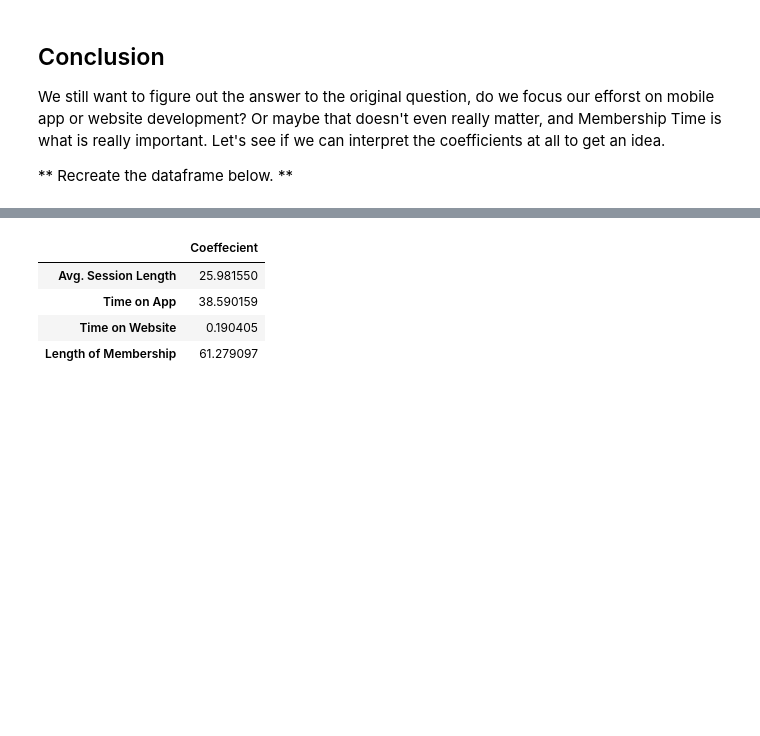
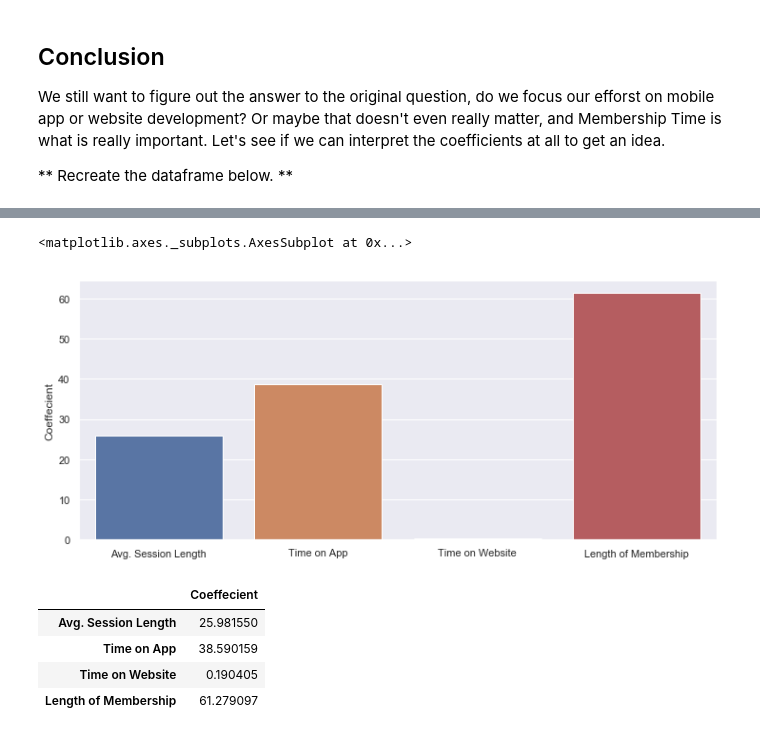
Before and after one commit to hmajr/linear-regression_study, a Jupyter notebook: LinearRegression.ipynb, the cells around one changed output, grey strips where cells are left out. Saved outputs shown, nothing was run; the diff lists cells and outputs as text; code cells hidden in the pictures; blank space fills up the shorter version.

```diff
--- a/LinearRegression.ipynb
+++ b/LinearRegression.ipynb
@@ -305,3 +311,7 @@ You should have gotten a very good model with a good fit. Let's quickly explore
 We still want to figure out the answer to the original question, do we focus our efforst on mobile app or website development? Or maybe that doesn't even really matter, and Membership Time is what is really important.  Let's see if we can interpret the coefficients at all to get an idea.
 
 ** Recreate the dataframe below. **
+# %%
+df_coef = pd.DataFrame(data=lm_custommers.coef_, index=['Avg. Session Length', 'Time on App',
+       'Time on Website', 'Length of Membership'], columns=["Coeffecient"])
+df_coef
@@ -308,3 +324,9 @@ We still want to figure out the answer to the original question, do we focus our
+# %%
+sns.set(rc={"figure.figsize":(12,5)})
+sns.barplot(x=df_coef.index, y = "Coeffecient", data = df_coef)
+# %% [output]
+<matplotlib.axes._subplots.AxesSubplot at 0x...>
+[figure, added]
 # %%
 # %% [output]
 |  | Coeffecient |
```
Also changed, not shown: parts of 4 cells of this notebook.
